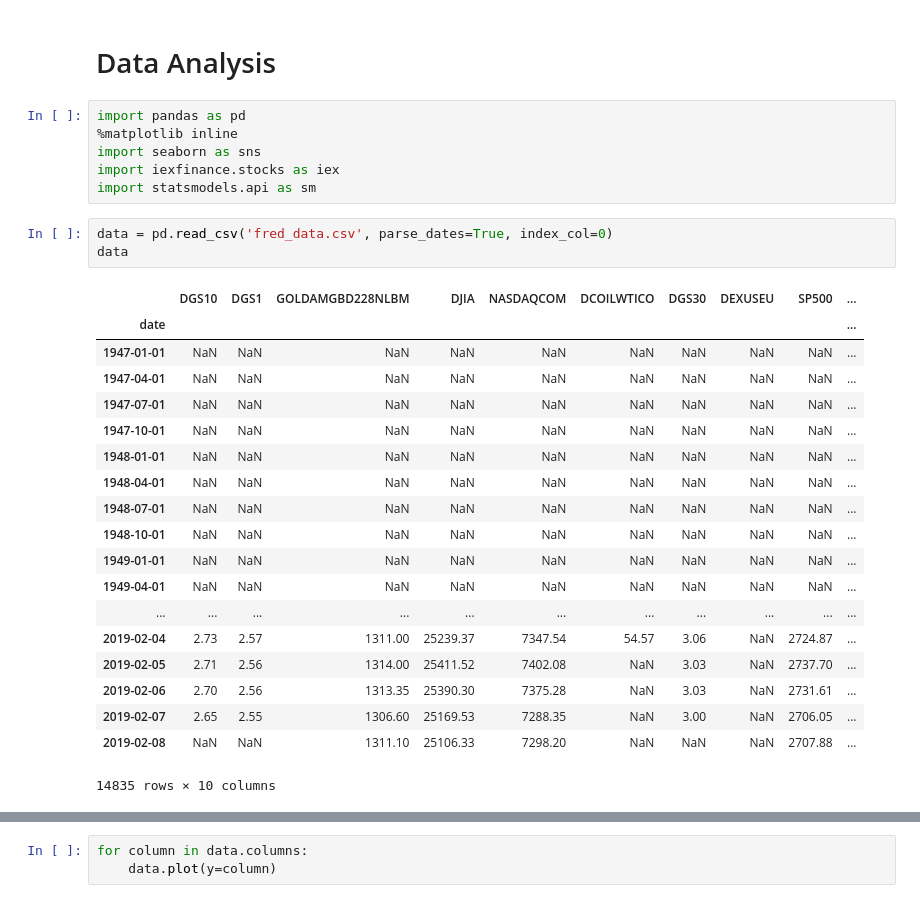
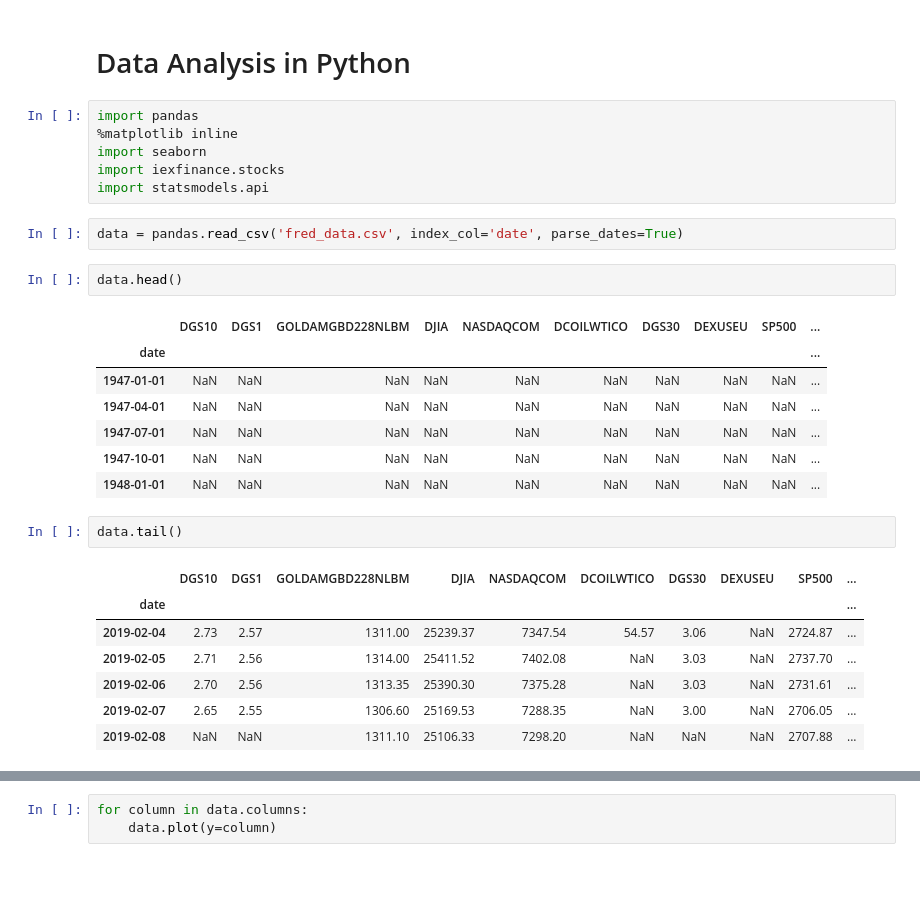
Before and after one commit to mattangriffel/pfs_intro_to_python, a Jupyter notebook: 4 - Data Analysis in Python.ipynb, the cells around one changed output, grey strips where cells are left out. Saved outputs shown, nothing was run; the diff lists cells and outputs as text; blank space fills up the shorter version.

```diff
--- a/4 - Data Analysis in Python.ipynb
+++ b/4 - Data Analysis in Python.ipynb
@@ -1,31 +1,30 @@
 # %% [markdown]
-# Data Analysis
+# Data Analysis in Python
 # %%
-import pandas as pd
+import pandas
 %matplotlib inline
-import seaborn as sns
-import iexfinance.stocks as iex
-import statsmodels.api as sm
+import seaborn
+import iexfinance.stocks
+import statsmodels.api
 # %%
-data = pd.read_csv('fred_data.csv', parse_dates=True, index_col=0)
-data
+data = pandas.read_csv('fred_data.csv', index_col='date', parse_dates=True)
-# %% [output]
-|  | DGS10 | DGS1 | GOLDAMGBD228NLBM | DJIA | NASDAQCOM | DCOILWTICO | DGS30 | DEXUSEU | SP500 | ... |
-| date |  |  |  |  |  |  |  |  |  | ... |
-| 1947-01-01 | NaN | NaN | NaN | NaN | NaN | NaN | NaN | NaN | NaN | ... |
-| 1947-04-01 | NaN | NaN | NaN | NaN | NaN | NaN | NaN | NaN | NaN | ... |
-| 1947-07-01 | NaN | NaN | NaN | NaN | NaN | NaN | NaN | NaN | NaN | ... |
-| 1947-10-01 | NaN | NaN | NaN | NaN | NaN | NaN | NaN | NaN | NaN | ... |
-| 1948-01-01 | NaN | NaN | NaN | NaN | NaN | NaN | NaN | NaN | NaN | ... |
-| 1948-04-01 | NaN | NaN | NaN | NaN | NaN | NaN | NaN | NaN | NaN | ... |
-| 1948-07-01 | NaN | NaN | NaN | NaN | NaN | NaN | NaN | NaN | NaN | ... |
-| 1948-10-01 | NaN | NaN | NaN | NaN | NaN | NaN | NaN | NaN | NaN | ... |
-| 1949-01-01 | NaN | NaN | NaN | NaN | NaN | NaN | NaN | NaN | NaN | ... |
-| 1949-04-01 | NaN | NaN | NaN | NaN | NaN | NaN | NaN | NaN | NaN | ... |
-| ... | ... | ... | ... | ... | ... | ... | ... | ... | ... | ... |
-| 2019-02-04 | 2.73 | 2.57 | 1311.00 | 25239.37 | 7347.54 | 54.57 | 3.06 | NaN | 2724.87 | ... |
-| 2019-02-05 | 2.71 | 2.56 | 1314.00 | 25411.52 | 7402.08 | NaN | 3.03 | NaN | 2737.70 | ... |
-| 2019-02-06 | 2.70 | 2.56 | 1313.35 | 25390.30 | 7375.28 | NaN | 3.03 | NaN | 2731.61 | ... |
-| 2019-02-07 | 2.65 | 2.55 | 1306.60 | 25169.53 | 7288.35 | NaN | 3.00 | NaN | 2706.05 | ... |
-| 2019-02-08 | NaN | NaN | 1311.10 | 25106.33 | 7298.20 | NaN | NaN | NaN | 2707.88 | ... |
-14835 rows × 10 columns
+# %%
+data.head()
+# %% [output]
+|  | DGS10 | DGS1 | GOLDAMGBD228NLBM | DJIA | NASDAQCOM | DCOILWTICO | DGS30 | DEXUSEU | SP500 | ... |
+| date |  |  |  |  |  |  |  |  |  | ... |
+| 1947-01-01 | NaN | NaN | NaN | NaN | NaN | NaN | NaN | NaN | NaN | ... |
+| 1947-04-01 | NaN | NaN | NaN | NaN | NaN | NaN | NaN | NaN | NaN | ... |
+| 1947-07-01 | NaN | NaN | NaN | NaN | NaN | NaN | NaN | NaN | NaN | ... |
+| 1947-10-01 | NaN | NaN | NaN | NaN | NaN | NaN | NaN | NaN | NaN | ... |
+| 1948-01-01 | NaN | NaN | NaN | NaN | NaN | NaN | NaN | NaN | NaN | ... |
+# %%
+data.tail()
+# %% [output]
+|  | DGS10 | DGS1 | GOLDAMGBD228NLBM | DJIA | NASDAQCOM | DCOILWTICO | DGS30 | DEXUSEU | SP500 | ... |
+| date |  |  |  |  |  |  |  |  |  | ... |
+| 2019-02-04 | 2.73 | 2.57 | 1311.00 | 25239.37 | 7347.54 | 54.57 | 3.06 | NaN | 2724.87 | ... |
+| 2019-02-05 | 2.71 | 2.56 | 1314.00 | 25411.52 | 7402.08 | NaN | 3.03 | NaN | 2737.70 | ... |
+| 2019-02-06 | 2.70 | 2.56 | 1313.35 | 25390.30 | 7375.28 | NaN | 3.03 | NaN | 2731.61 | ... |
+| 2019-02-07 | 2.65 | 2.55 | 1306.60 | 25169.53 | 7288.35 | NaN | 3.00 | NaN | 2706.05 | ... |
+| 2019-02-08 | NaN | NaN | 1311.10 | 25106.33 | 7298.20 | NaN | NaN | NaN | 2707.88 | ... |
```
Also changed, not shown: parts of 11 cells of this notebook, 2 other files.
